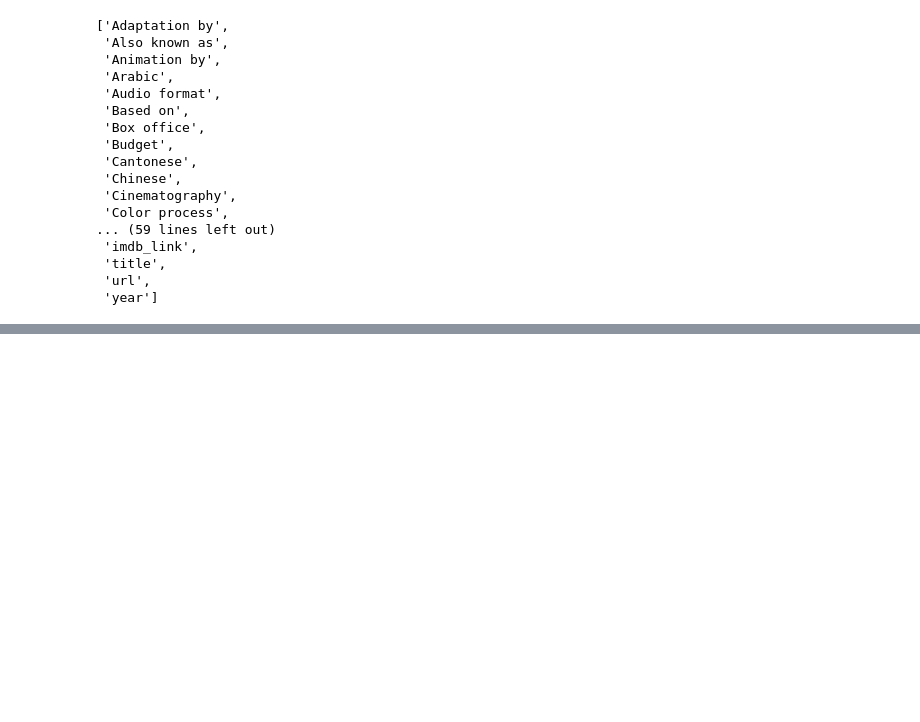
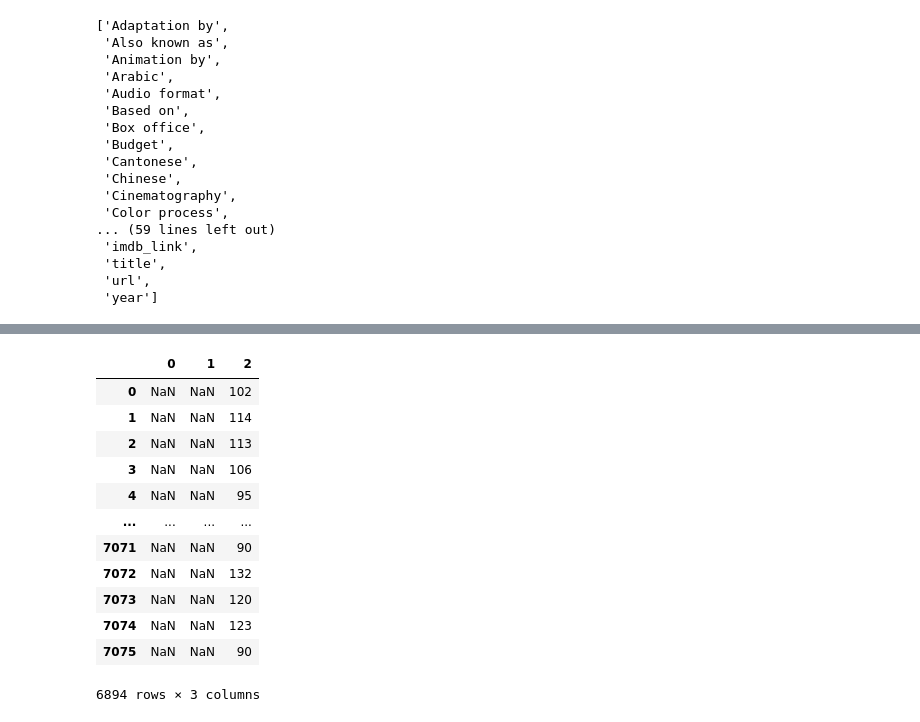
Before and after one commit to liz-mcdaneld/Movies-ETL, a Jupyter notebook: Extract_movies_data.ipynb, the cells around one changed output, grey strips where cells are left out. Cells and saved outputs as stored; diff of their text form; code cells hidden in the pictures; blank space fills up the shorter version.

```diff
--- a/Extract_movies_data.ipynb
+++ b/Extract_movies_data.ipynb
@@ -291,0 +680,8 @@ sorted(wiki_movies_df.columns.tolist())
+# %%
+# Drop the original 'Budget' column
+wiki_movies_df.drop('Budget', axis=1, inplace=True)
+# %%
+# Parse the release date
+# Making var to hold the non-null values of the Release data, covert list to strings
+release_date = wiki_movies_df['Release date'].dropna().apply(lambda x: ' '.join(x) if type(x) == list else x)
+print(release_date)
@@ -291,0 +724,8 @@ sorted(wiki_movies_df.columns.tolist())
+# %%
+# Another way to parse the release dates is to  use built-in Pandas to_datetime() method
+wiki_movies_df['release_date'] = pd.to_datetime(release_date.str.extract(f'({date_form_one}|{date_form_two}|{date_form_three}|{date_form_four})')[0], infer_datetime_format=True)
+# %%
+# Parse the running tim
+# Convert list to strings
+running_time = wiki_movies_df['Running time'].dropna().apply(lambda x: ' '.join(x) if type(x) == list else x)
+print(running_time)
@@ -291,0 +793,18 @@ sorted(wiki_movies_df.columns.tolist())
+# %%
+# Match all of the hour + minute patterns with one regular expression pattern
+running_time_extract = running_time.str.extract(r'(\d+)\s*ho?u?r?s?\s*(\d*)|(\d+)\s*m')
+running_time_extract
+# %% [output]
+|  | 0 | 1 | 2 |
+| 0 | NaN | NaN | 102 |
+| 1 | NaN | NaN | 114 |
+| 2 | NaN | NaN | 113 |
+| 3 | NaN | NaN | 106 |
+| 4 | NaN | NaN | 95 |
+| ... | ... | ... | ... |
+| 7071 | NaN | NaN | 90 |
+| 7072 | NaN | NaN | 132 |
+| 7073 | NaN | NaN | 120 |
+| 7074 | NaN | NaN | 123 |
+| 7075 | NaN | NaN | 90 |
+6894 rows × 3 columns
```
Also changed, not shown: parts of 78 cells of this notebook.
